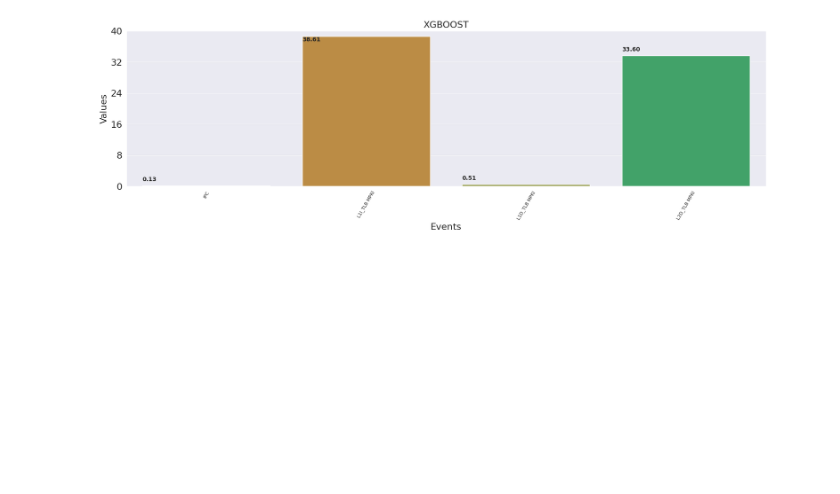
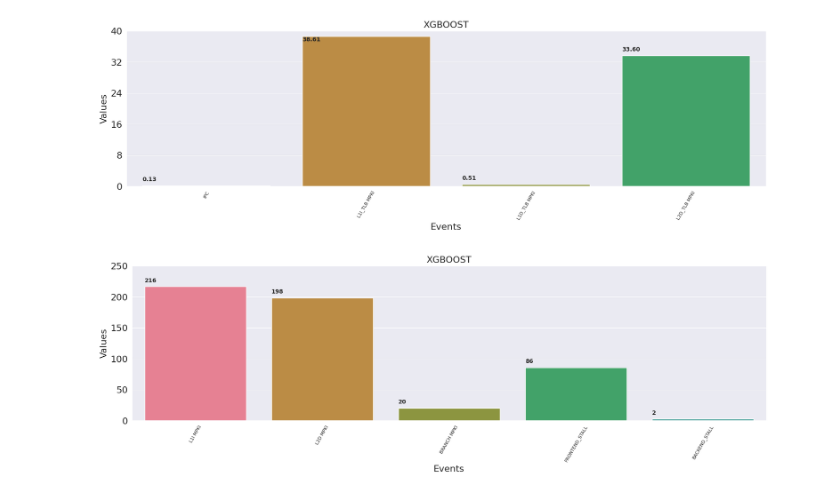
Before and after one commit to cyb70289/spa, a Jupyter notebook: lib/spa_topdown.ipynb, the cells around one changed output. Saved outputs shown, nothing was run; the diff lists cells and outputs as text; code cells hidden in the pictures; blank space fills up the shorter version.

```diff
--- a/lib/spa_topdown.ipynb
+++ b/lib/spa_topdown.ipynb
@@ -32,8 +32,3 @@ plt.rcParams['legend.fontsize'] = 14
 
 sns.set_palette('husl', 8)
 analysis.css_styling()
-
-
-df = pd.read_csv(result)
-
-print(df[["Events", "Values", "Values_list"]])
@@ -58,7 +57,7 @@ print(df[["Events", "Values", "Values_list"]])
 # %%
  # Performance Metric Grpahs
 
-def plot_metrics(query):
+def plot_metrics(df, query):
 
     df_new = df.query(query)
 
@@ -115,2 +114,9 @@ plot_metrics('Events == "IPC" or Events == "L2D_TLB MPKI" or Events == "L1I_TLB
 # %% [output]
 [figure]
+# %%
+path = '../spa_result/Analysis_Results/graviton2/metrics_analysis_1646773508.012399.csv'
+df_n1 = pd.read_csv(path)
+
+plot_metrics(df_n1, 'Events == "FRONTEND_STALL" or Events == "BRANCH MPKI" or Events == "L2D MPKI" or Events == "L1I MPKI" or Events == "BACKEND_STALL" ')
+# %% [output]
+[figure, added]
```
Also changed, not shown: parts of 10 cells of this notebook.
